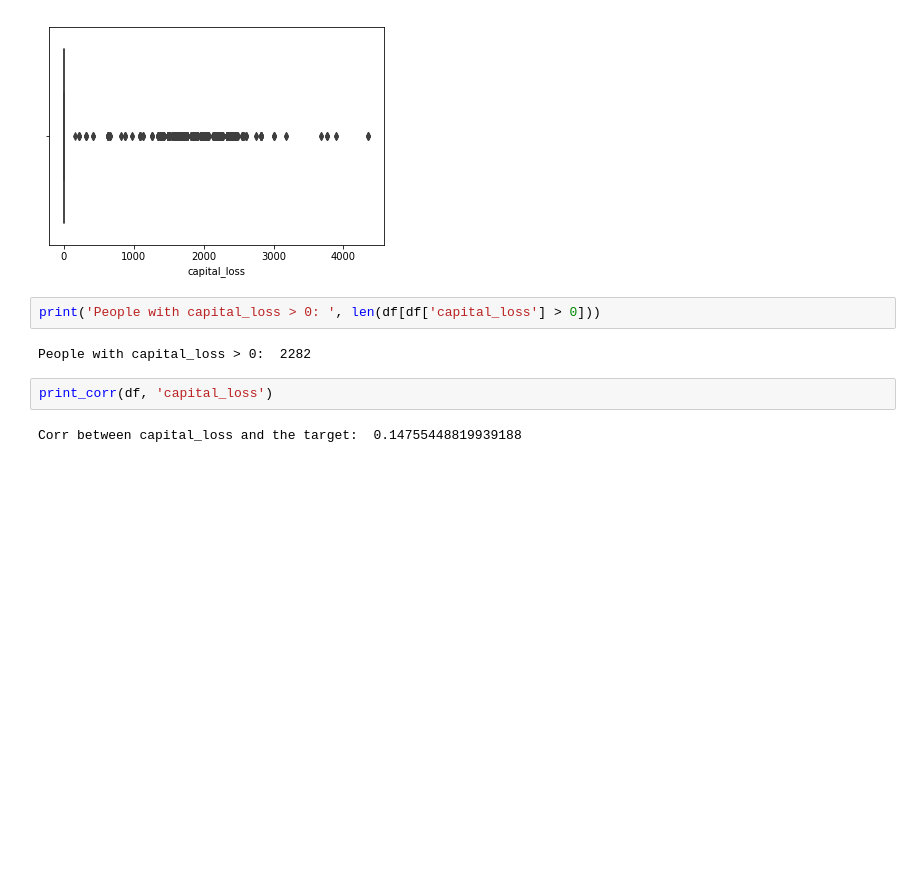
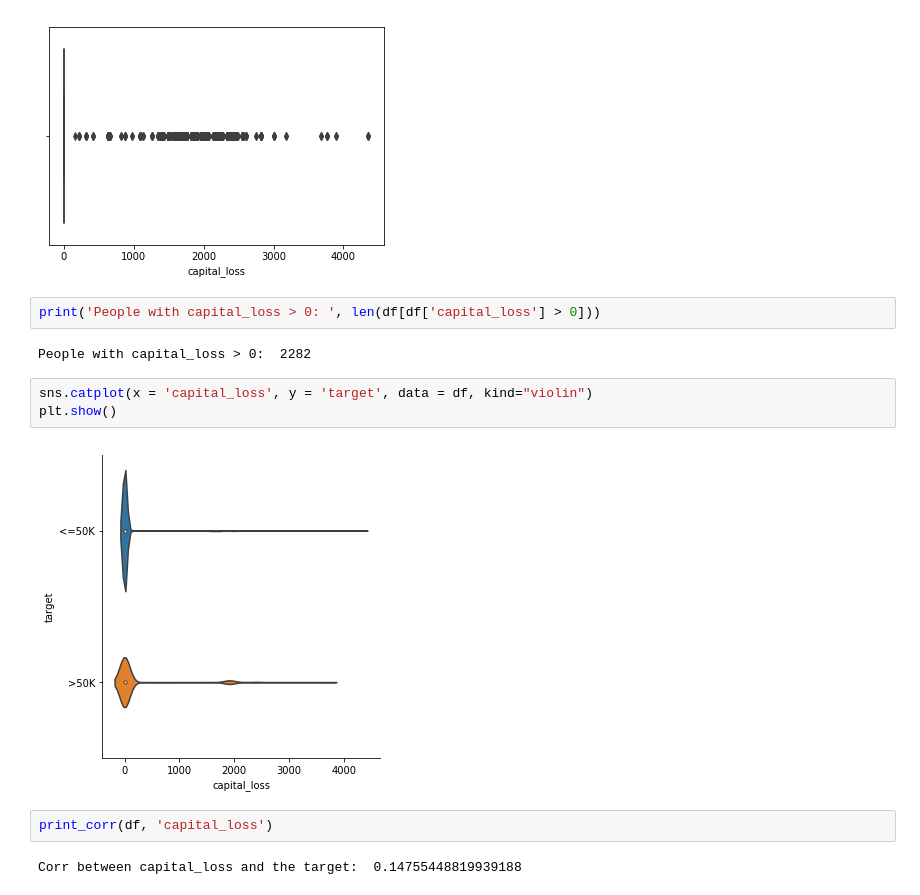
Before and after one commit to basselkassem/predict_income_potential, a Jupyter notebook: eda.ipynb, the cells around one changed output. Saved outputs shown, nothing was run; the diff lists cells and outputs as text; blank space fills up the shorter version.

```diff
--- a/eda.ipynb
+++ b/eda.ipynb
@@ -424,6 +434,11 @@ plt.show()
 print('People with capital_loss > 0: ', len(df[df['capital_loss'] > 0]))
 # %% [output]
 People with capital_loss > 0:  2282
+# %%
+sns.catplot(x = 'capital_loss', y = 'target', data = df, kind="violin")
+plt.show()
+# %% [output]
+[figure, added]
 # %%
 print_corr(df, 'capital_loss')
 # %% [output]
```
Also changed, not shown: parts of 5 cells of this notebook.
